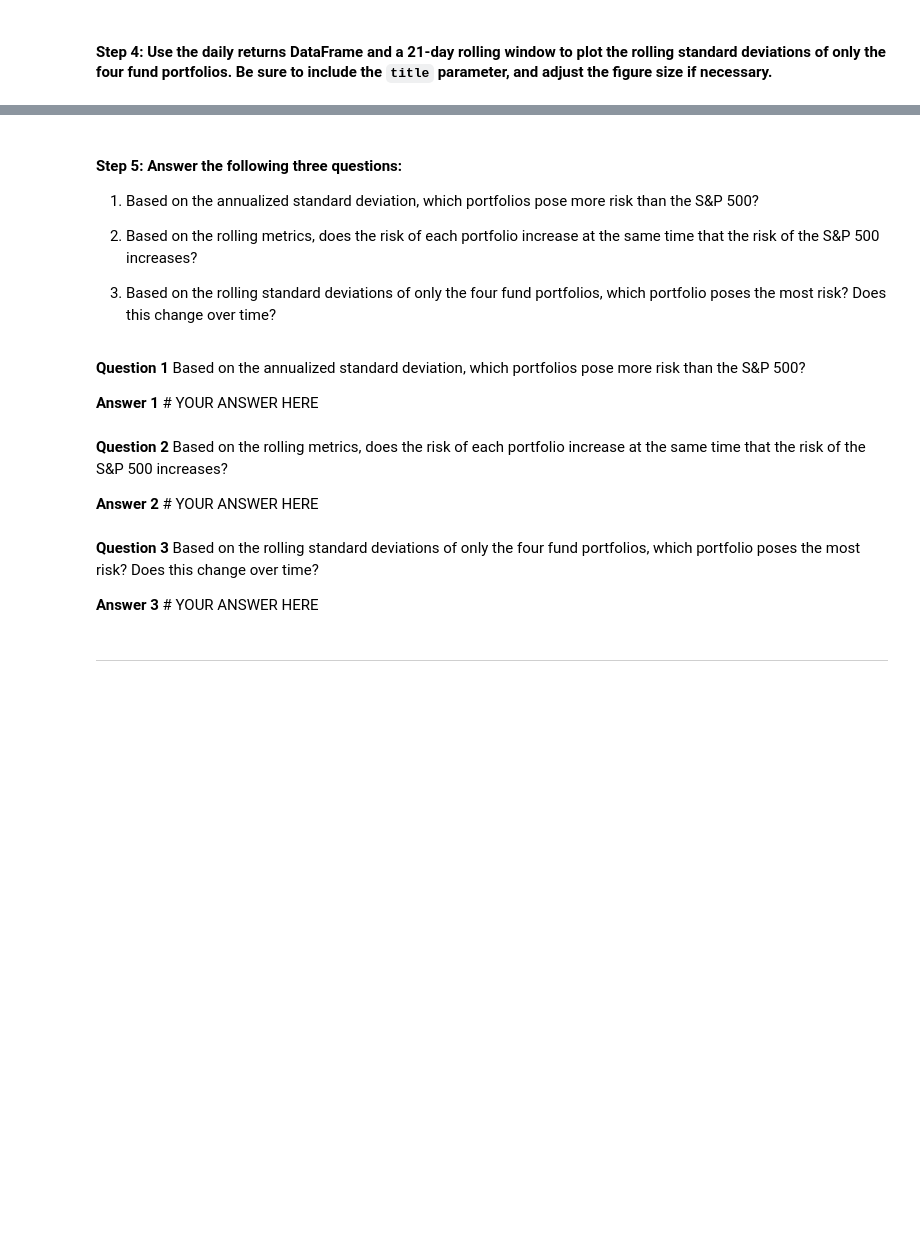
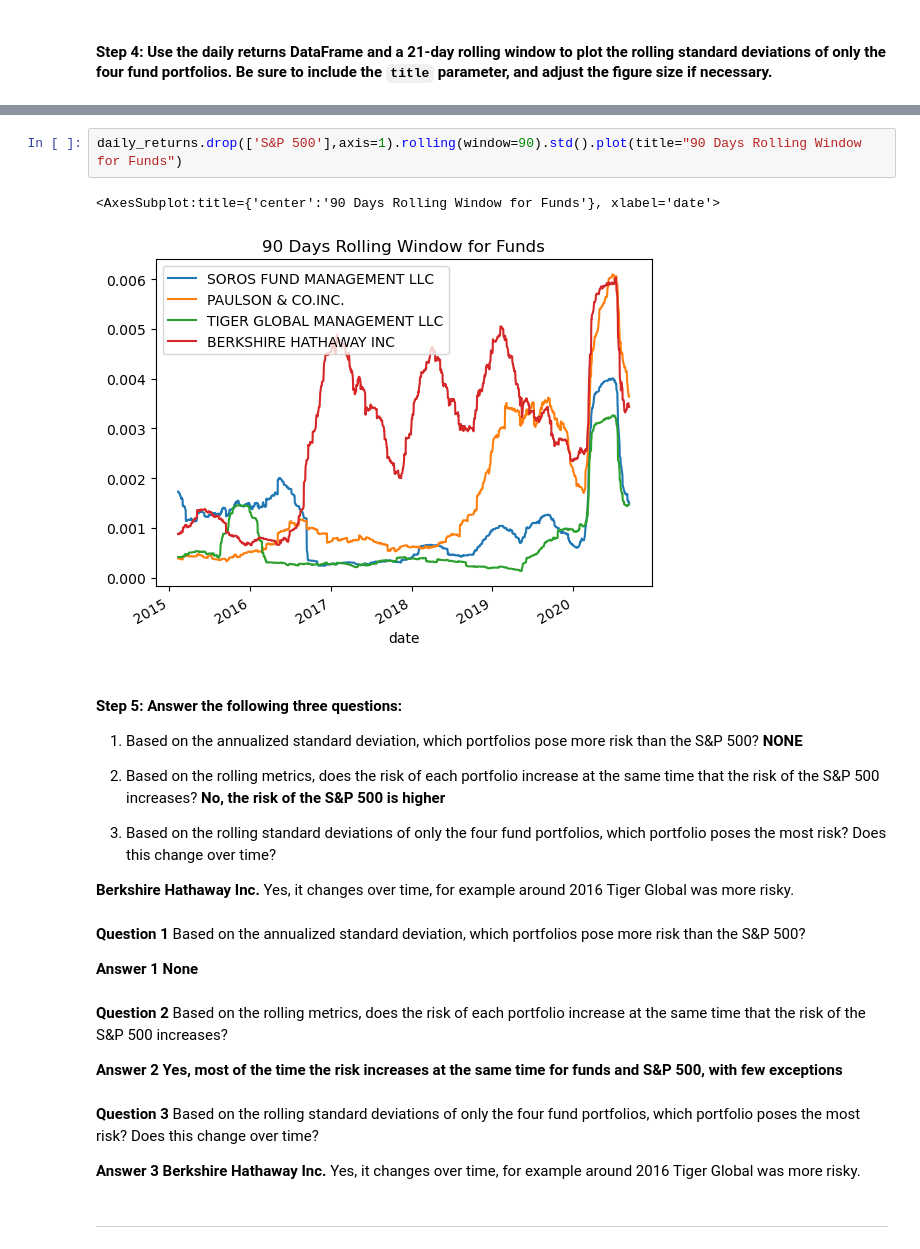
Before and after one commit to lumiroga/fintech-Challenge4, a Jupyter notebook: risk_return_analysis.ipynb, the cells around one changed output, grey strips where cells are left out. Drawn from its saved outputs; the diff is of its cells as text; blank space fills up the shorter version.

Commit message:
Adding Risk Analysis

```diff
--- a/risk_return_analysis.ipynb
+++ b/risk_return_analysis.ipynb
@@ -286,23 +313,32 @@ Evaluate the risk profile of each portfolio by using the standard deviation and
+# %%
+daily_returns.drop(['S&P 500'],axis=1).rolling(window=90).std().plot(title="90 Days Rolling Window for Funds")
+# %% [output]
+<AxesSubplot:title={'center':'90 Days Rolling Window for Funds'}, xlabel='date'>
+[figure, added]
 # %% [markdown]
 #### Step 5: Answer the following three questions:
 
 1. Based on the annualized standard deviation, which portfolios pose more risk than the S&P 500?
+**NONE**
 
 2. Based on the rolling metrics, does the risk of each portfolio increase at the same time that the risk of the S&P 500 increases?
+**No, the risk of the S&P 500 is higher**
 
 3. Based on the rolling standard deviations of only the four fund portfolios, which portfolio poses the most risk? Does this change over time?
+
+**Berkshire Hathaway Inc.** Yes, it changes over time, for example around 2016 Tiger Global was more risky.
 # %% [markdown]
 **Question 1**  Based on the annualized standard deviation, which portfolios pose more risk than the S&P 500?
 
-**Answer 1** # YOUR ANSWER HERE
+**Answer 1** **None**
 # %% [markdown]
 **Question 2** Based on the rolling metrics, does the risk of each portfolio increase at the same time that the risk of the S&P 500 increases?
 
-**Answer 2** # YOUR ANSWER HERE
+**Answer 2** **Yes, most of the time the risk increases at the same time for funds and S&P 500, with few exceptions**
 # %% [markdown]
 **Question 3** Based on the rolling standard deviations of only the four fund portfolios, which portfolio poses the most risk? Does this change over time?
 
-**Answer 3** # YOUR ANSWER HERE
+**Answer 3** **Berkshire Hathaway Inc.** Yes, it changes over time, for example around 2016 Tiger Global was more risky.
 # %% [markdown]
 ---
 # %% [markdown]
```
Also changed, not shown: parts of 5 cells of this notebook, 1 other file.
